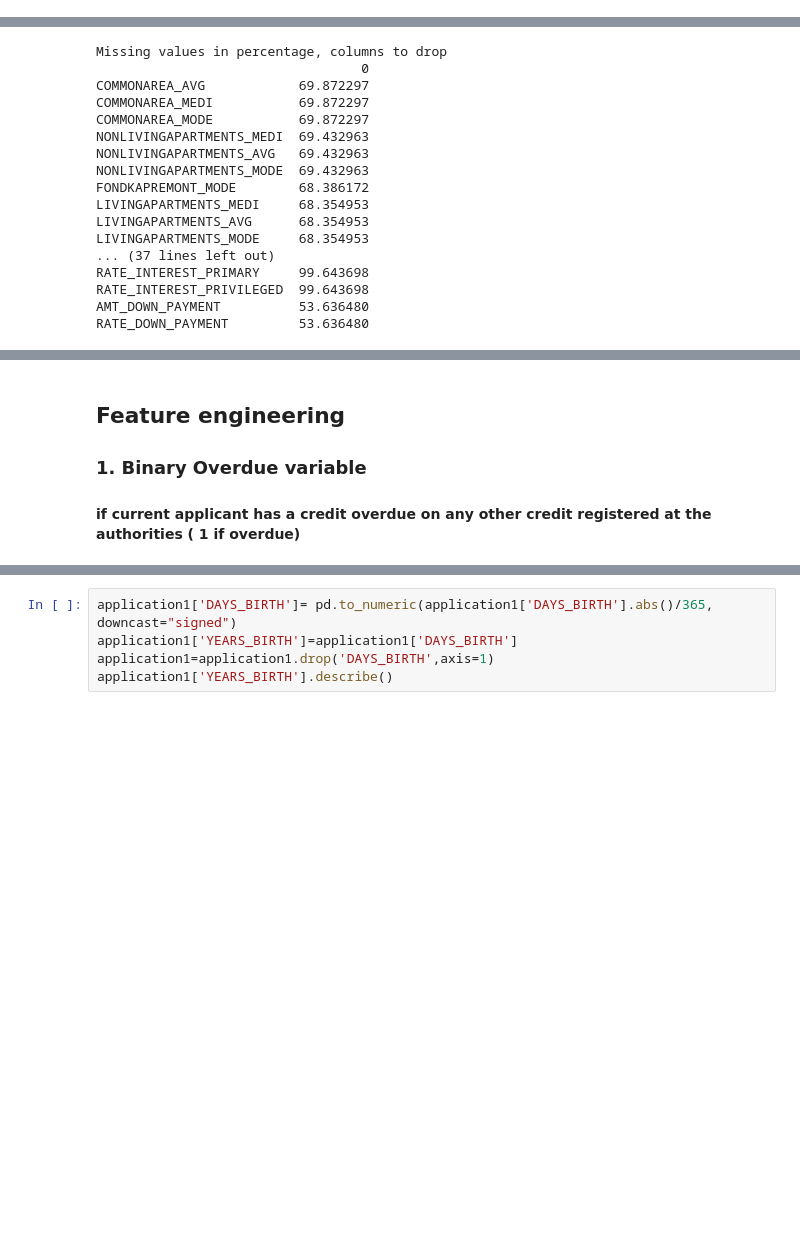
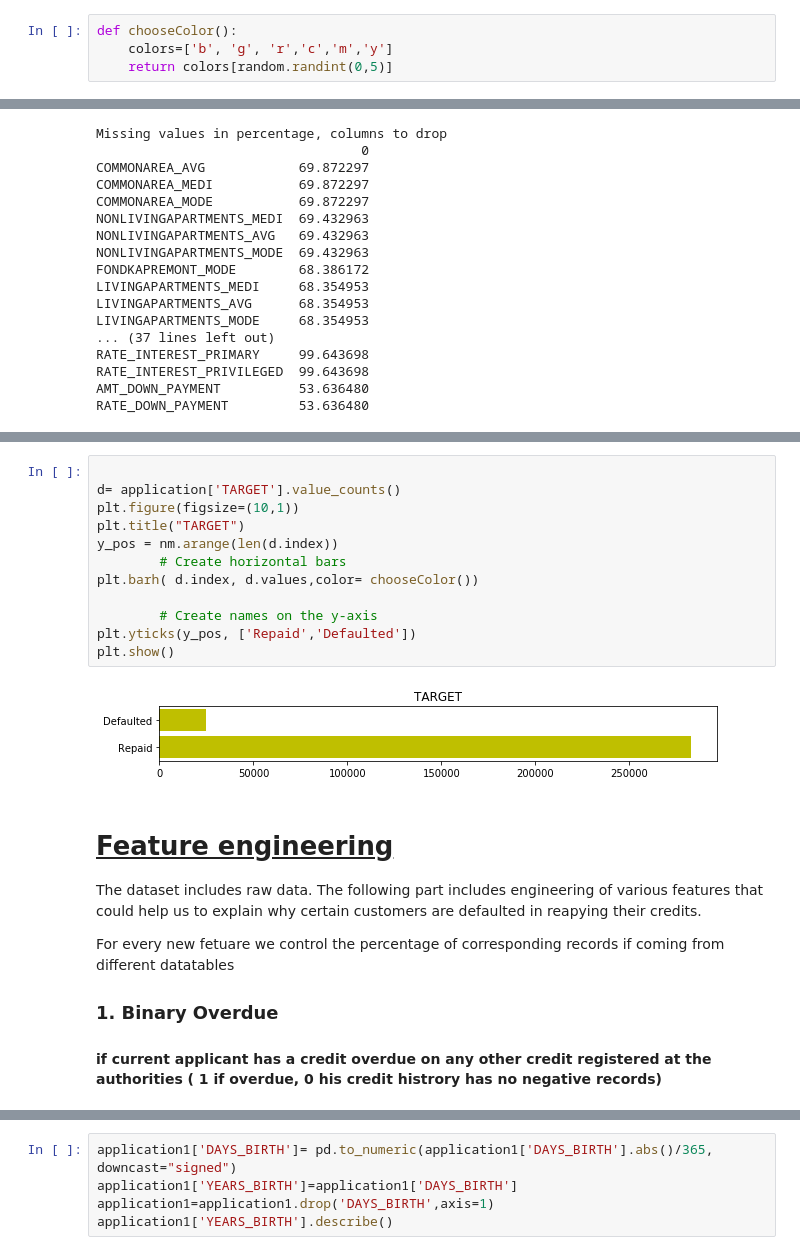
Before and after one commit to lesh3000/AI_Projects, a Jupyter notebook: Untitled4.ipynb, the cells around one changed output, grey strips where cells are left out. Saved outputs shown, nothing was run; the diff lists cells and outputs as text; blank space fills up the shorter version.

```diff
--- a/Untitled4.ipynb
+++ b/Untitled4.ipynb
@@ -8,4 +37,8 @@ import warnings
 warnings.filterwarnings("ignore")
+# %%
+def chooseColor():
+    colors=['b', 'g', 'r','c','m','y']
+    return colors[random.randint(0,5)]
 # %%
 def NanTooMany(dataq):
     mis_val_percent = pd.DataFrame(100 * dataq.isnull().sum() / len(dataq))
@@ -60,7 +104,26 @@ RATE_DOWN_PAYMENT         53.636480
+# %%
+
+d= application['TARGET'].value_counts()
+plt.figure(figsize=(10,1))
+plt.title("TARGET")
+y_pos = nm.arange(len(d.index))
+        # Create horizontal bars
+plt.barh( d.index, d.values,color= chooseColor())
+
+        # Create names on the y-axis
+plt.yticks(y_pos, ['Repaid','Defaulted'])
+plt.show()
+# %% [output]
+[figure, added]
 # %% [markdown]
-## Feature engineering
-### 1. Binary Overdue variable
-#### if current applicant has a credit overdue on any other credit registered at the authorities ( 1 if overdue)
+<h1><u>Feature engineering</u></h1>
+
+The dataset includes raw data. The following part includes engineering of various features that could help us to explain why certain customers are defaulted in reapying their credits.
+
+For every new fetuare we control the percentage of corresponding records if coming from different datatables
+
+### 1. Binary Overdue
+#### if current applicant has a credit overdue on any other credit registered at the authorities ( 1 if overdue, 0 his credit histrory has no negative records)
 # %%
 ##adding overdue column 1 if overdue for a app exists
 bureau_overdue= bureau[['SK_ID_CURR','AMT_CREDIT_SUM_OVERDUE']]
```
Also changed, not shown: parts of 99 cells of this notebook.
